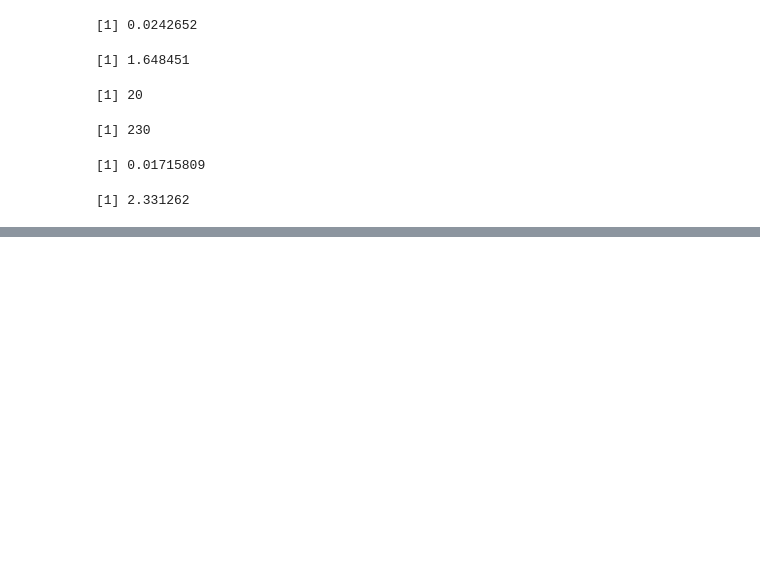
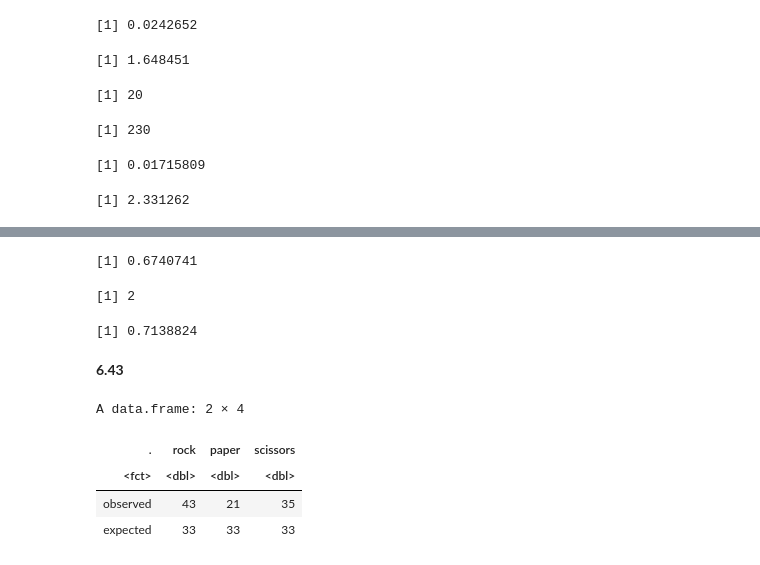
Before and after one commit to Himanshiyaduvanshi/coursera-statistics-r, a Jupyter notebook: courses/2.4.ipynb, the cells around one changed output, grey strips where cells are left out. Drawn from its saved outputs; the diff is of its cells as text; code cells hidden in the pictures; blank space fills up the shorter version.

```diff
--- a/courses/2.4.ipynb
+++ b/courses/2.4.ipynb
@@ -806,0 +1367,26 @@ p_hat = .12
+# %%
+# (d)
+(chi2 = (71-75.6)^2/75.6 + (30-31.5)^2/31.5 + (25-18.9)/18.9)
+(df = 3-1)
+(pvalue = pchisq(chi2, df, lower.tail = FALSE))
+# %% [output]
+[1] 0.6740741
+[1] 2
+[1] 0.7138824
+# %% [markdown]
+**6.43**
+# %%
+n = 43+21+35
+expected = n/3
+data.frame(
+    `.` = c('observed', 'expected'),
+    'rock' = c(43, expected),
+    'paper' = c(21, expected),
+    'scissors' = c(35, expected)
+)
+# %% [output]
+A data.frame: 2 × 4
+| . | rock | paper | scissors |
+| <fct> | <dbl> | <dbl> | <dbl> |
+| observed | 43 | 21 | 35 |
+| expected | 33 | 33 | 33 |
```
Also changed, not shown: parts of 76 cells of this notebook.
